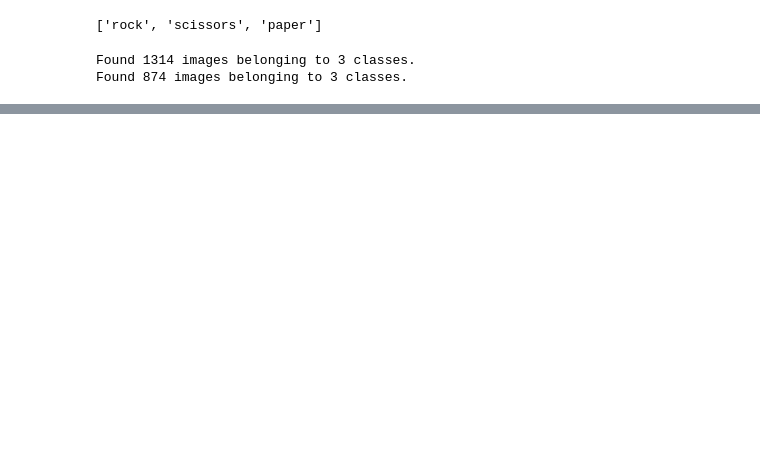
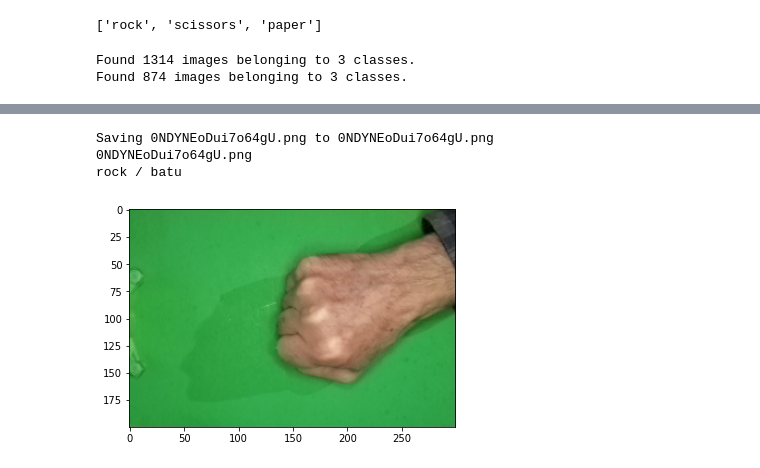
Before and after one commit to izzul112/ML_BMLP_Submission-Image_Classification, a Jupyter notebook: Submission3.ipynb, the cells around one changed output, grey strips where cells are left out. Drawn from its saved outputs; the diff is of its cells as text; code cells hidden in the pictures; blank space fills up the shorter version.

```diff
--- a/Submission3.ipynb
+++ b/Submission3.ipynb
@@ -206,0 +207,33 @@ rock / batu
+# %%
+import numpy as np
+from google.colab import files
+from keras.preprocessing import image
+import matplotlib.pyplot as plt
+import matplotlib.image as mpimg
+import matplotlib.pyplot as plt
+import matplotlib.image as mpimg
+%matplotlib inline
+
+uploaded = files.upload()
+
+for fn in uploaded.keys():
+
+  # predicting images
+  path = fn
+  img = image.load_img(path, target_size=(200,300))
+  imgplot = plt.imshow(img)
+  x = image.img_to_array(img)
+  x = np.expand_dims(x, axis=0)
+
+  images = np.vstack([x])
+  classes = model.predict(images, batch_size=10)
+  result = np.argmax (classes)
+
+  print(fn)
+  if classes[0][0]==1:
+    print('paper / kertas')
+  elif classes[0][1]==0:
+    print('scissor / gunting')
+  else:
+    print('rock / batu')
+# %% [output]
@@ -206,0 +241,4 @@ rock / batu
+Saving 0NDYNEoDui7o64gU.png to 0NDYNEoDui7o64gU.png
+0NDYNEoDui7o64gU.png
+rock / batu
+[figure, added]
```
Also changed, not shown: parts of 7 cells of this notebook.
